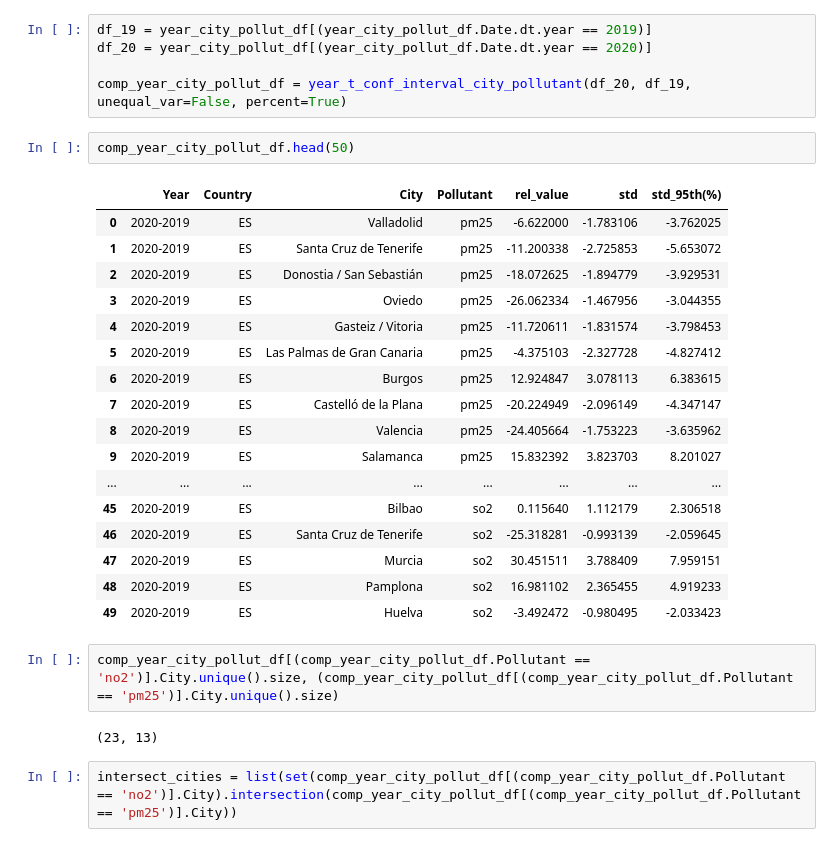
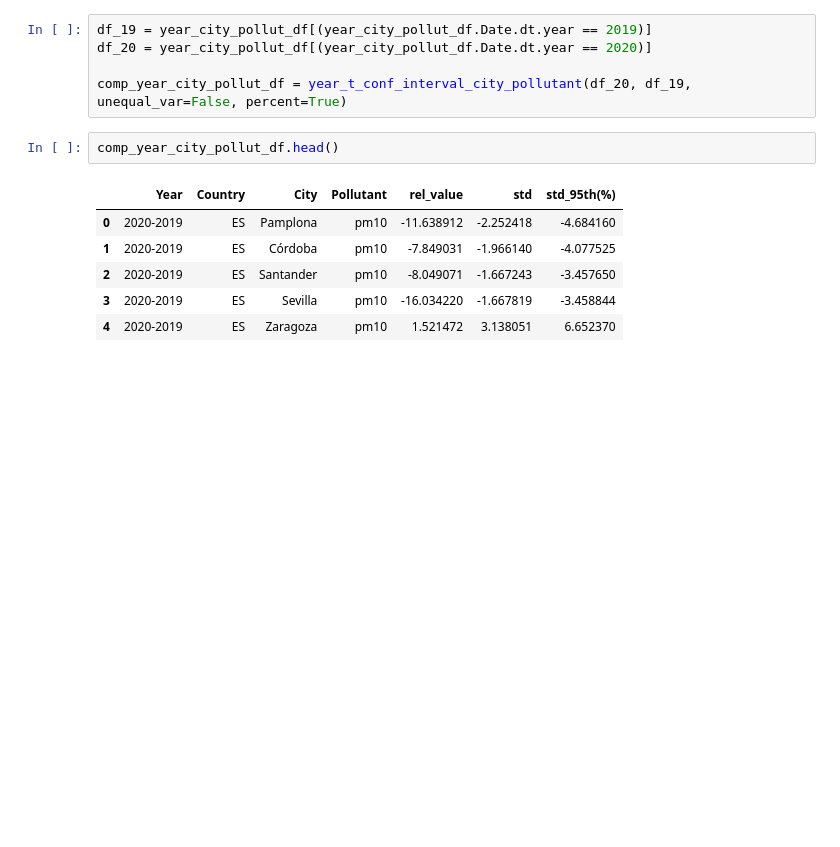
Before and after one commit to PabloVales/Air_Pollution_Covid, a Jupyter notebook: AQI_study_final.ipynb, the cells around one changed output. Cells and saved outputs as stored; diff of their text form; blank space fills up the shorter version.

```diff
--- a/AQI_study_final.ipynb
+++ b/AQI_study_final.ipynb
@@ -1716,28 +1077,11 @@ df_20 = year_city_pollut_df[(year_city_pollut_df.Date.dt.year == 2020)]
 
 comp_year_city_pollut_df = year_t_conf_interval_city_pollutant(df_20, df_19, unequal_var=False, percent=True)
 # %%
-comp_year_city_pollut_df.head(50)
+comp_year_city_pollut_df.head()
 # %% [output]
 |  | Year | Country | City | Pollutant | rel_value | std | std_95th(%) |
-| 0 | 2020-2019 | ES | Valladolid | pm25 | -6.622000 | -1.783106 | -3.762025 |
-| 1 | 2020-2019 | ES | Santa Cruz de Tenerife | pm25 | -11.200338 | -2.725853 | -5.653072 |
-| 2 | 2020-2019 | ES | Donostia / San Sebastián | pm25 | -18.072625 | -1.894779 | -3.929531 |
-| 3 | 2020-2019 | ES | Oviedo | pm25 | -26.062334 | -1.467956 | -3.044355 |
-| 4 | 2020-2019 | ES | Gasteiz / Vitoria | pm25 | -11.720611 | -1.831574 | -3.798453 |
-| 5 | 2020-2019 | ES | Las Palmas de Gran Canaria | pm25 | -4.375103 | -2.327728 | -4.827412 |
-| 6 | 2020-2019 | ES | Burgos | pm25 | 12.924847 | 3.078113 | 6.383615 |
-| 7 | 2020-2019 | ES | Castelló de la Plana | pm25 | -20.224949 | -2.096149 | -4.347147 |
-| 8 | 2020-2019 | ES | Valencia | pm25 | -24.405664 | -1.753223 | -3.635962 |
-| 9 | 2020-2019 | ES | Salamanca | pm25 | 15.832392 | 3.823703 | 8.201027 |
-| ... | ... | ... | ... | ... | ... | ... | ... |
-| 45 | 2020-2019 | ES | Bilbao | so2 | 0.115640 | 1.112179 | 2.306518 |
-| 46 | 2020-2019 | ES | Santa Cruz de Tenerife | so2 | -25.318281 | -0.993139 | -2.059645 |
-| 47 | 2020-2019 | ES | Murcia | so2 | 30.451511 | 3.788409 | 7.959151 |
-| 48 | 2020-2019 | ES | Pamplona | so2 | 16.981102 | 2.365455 | 4.919233 |
-| 49 | 2020-2019 | ES | Huelva | so2 | -3.492472 | -0.980495 | -2.033423 |
+| 0 | 2020-2019 | ES | Pamplona | pm10 | -11.638912 | -2.252418 | -4.684160 |
+| 1 | 2020-2019 | ES | Córdoba | pm10 | -7.849031 | -1.966140 | -4.077525 |
+| 2 | 2020-2019 | ES | Santander | pm10 | -8.049071 | -1.667243 | -3.457650 |
+| 3 | 2020-2019 | ES | Sevilla | pm10 | -16.034220 | -1.667819 | -3.458844 |
+| 4 | 2020-2019 | ES | Zaragoza | pm10 | 1.521472 | 3.138051 | 6.652370 |
-# %%
-comp_year_city_pollut_df[(comp_year_city_pollut_df.Pollutant == 'no2')].City.unique().size, (comp_year_city_pollut_df[(comp_year_city_pollut_df.Pollutant == 'pm25')].City.unique().size)
-# %% [output]
-(23, 13)
-# %%
-intersect_cities = list(set(comp_year_city_pollut_df[(comp_year_city_pollut_df.Pollutant == 'no2')].City).intersection(comp_year_city_pollut_df[(comp_year_city_pollut_df.Pollutant == 'pm25')].City))
```
Also changed, not shown: parts of 80 cells of this notebook, 2 other files.
